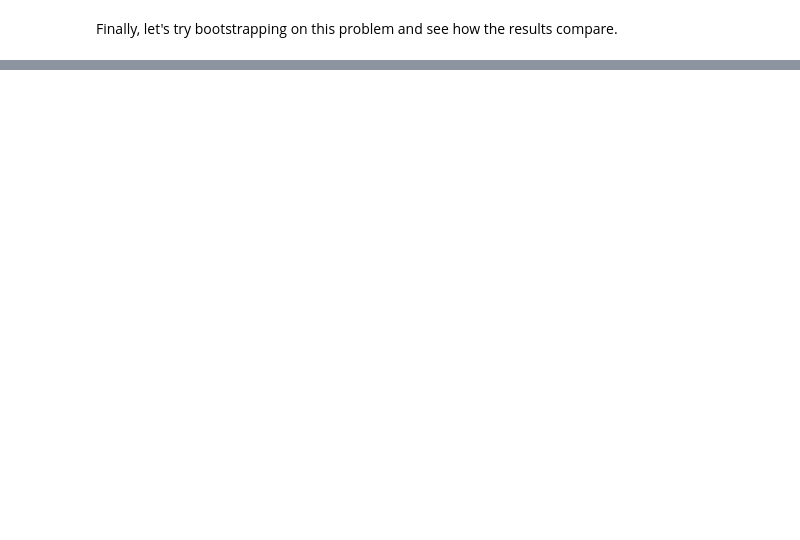
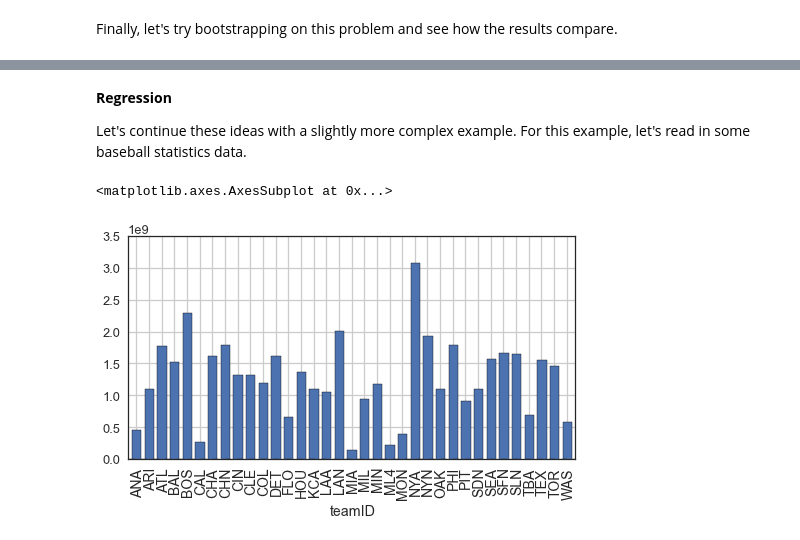
Before and after one commit to keeganhines/computationalStatistics, a Jupyter notebook: Bootstrapping.ipynb, the cells around one changed output, grey strips where cells are left out. Cells and saved outputs as stored; diff of their text form; code cells hidden in the pictures; blank space fills up the shorter version.

Commit message:
adding to bootstraping nb

```diff
--- a/Bootstrapping.ipynb
+++ b/Bootstrapping.ipynb
@@ -155,0 +173,15 @@ sns.distplot(bootSampleMeans)
+# %%
+plt.rcParams['figure.figsize'] = (4, 12)
+fig = plt.figure()
+plt.subplot(311)
+sns.distplot(mcSampleMeans, kde=False)
+plt.xlim(60,74)
+plt.title("Monte Carlo Method")
+plt.subplot(312)
+plt.plot(x, norm.pdf(x,loc=mean(heightsData),scale=np.sqrt(3)),'r-', lw=5, alpha=0.6)
+plt.xlim(60,74)
+plt.title("Exact Method")
+plt.subplot(313)
+sns.distplot(bootSampleMeans,kde=False)
+plt.xlim(60,74)
+plt.title("Bootstrap Method")
@@ -155,0 +193,13 @@ sns.distplot(bootSampleMeans)
+# %% [markdown]
+**Regression**
+
+Let's continue these ideas with a slightly more complex example. For this example, let's read in some baseball statistics data.
+# %%
+plt.rcParams['figure.figsize'] = (8, 4)
+import pandas as pd
+baseball = pd.read_csv("./data/baseball.csv",na_values="NA",index_col="ID")
+# %%
+baseball.groupby(['teamID']).salary.sum().plot(kind='bar')
+# %% [output]
+<matplotlib.axes.AxesSubplot at 0x...>
+[figure, added]
```
Also changed, not shown: parts of 23 cells of this notebook, 1 other file.
